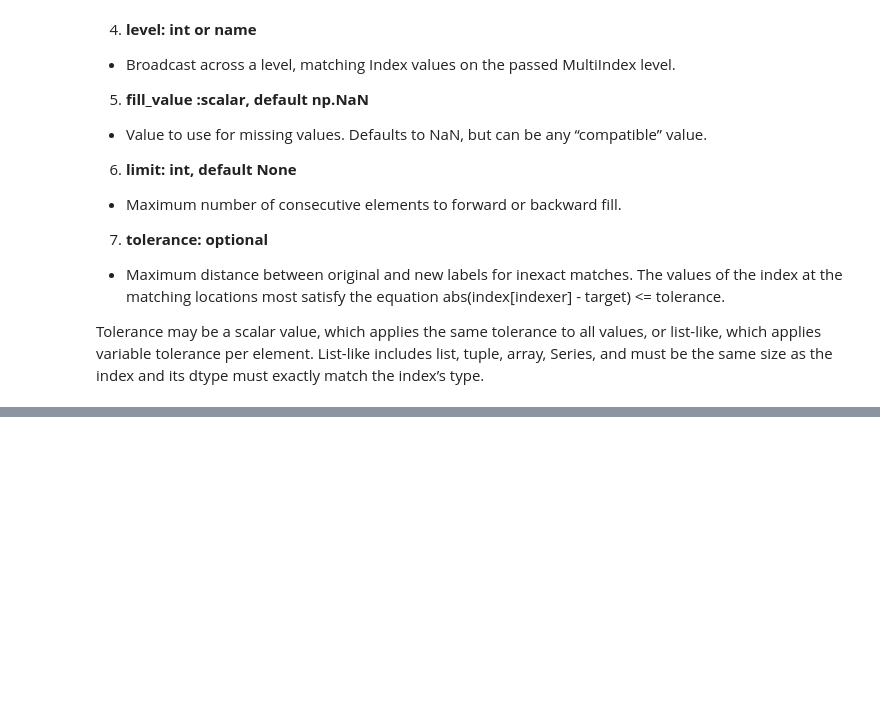
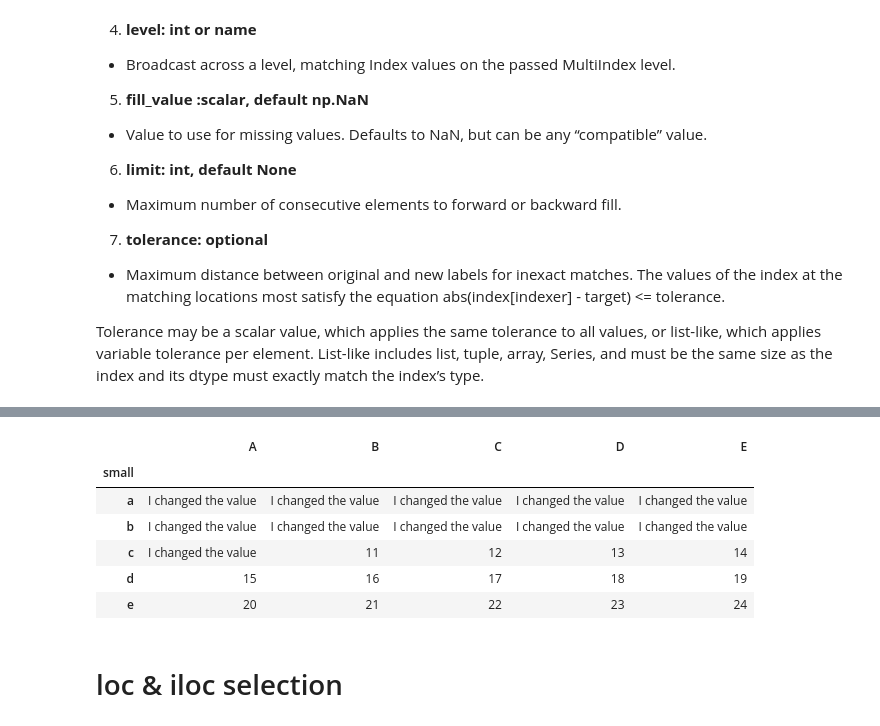
Before and after one commit to alekhaya99/Pandas_Tutorial, a Jupyter notebook: Pandas_Tutorial_2.ipynb, the cells around one changed output, grey strips where cells are left out. Drawn from its saved outputs; the diff is of its cells as text; code cells hidden in the pictures; blank space fills up the shorter version.

```diff
--- a/Pandas_Tutorial_2.ipynb
+++ b/Pandas_Tutorial_2.ipynb
@@ -124,0 +304,12 @@ Tolerance may be a scalar value, which applies the same tolerance to all values,
+# %%
+Object_DataFrame3
+# %% [output]
+|  | A | B | C | D | E |
+| small |  |  |  |  |  |
+| a | I changed the value | I changed the value | I changed the value | I changed the value | I changed the value |
+| b | I changed the value | I changed the value | I changed the value | I changed the value | I changed the value |
+| c | I changed the value | 11 | 12 | 13 | 14 |
+| d | 15 | 16 | 17 | 18 | 19 |
+| e | 20 | 21 | 22 | 23 | 24 |
+# %% [markdown]
+# loc & iloc selection
```
Also changed, not shown: parts of 25 cells of this notebook.
